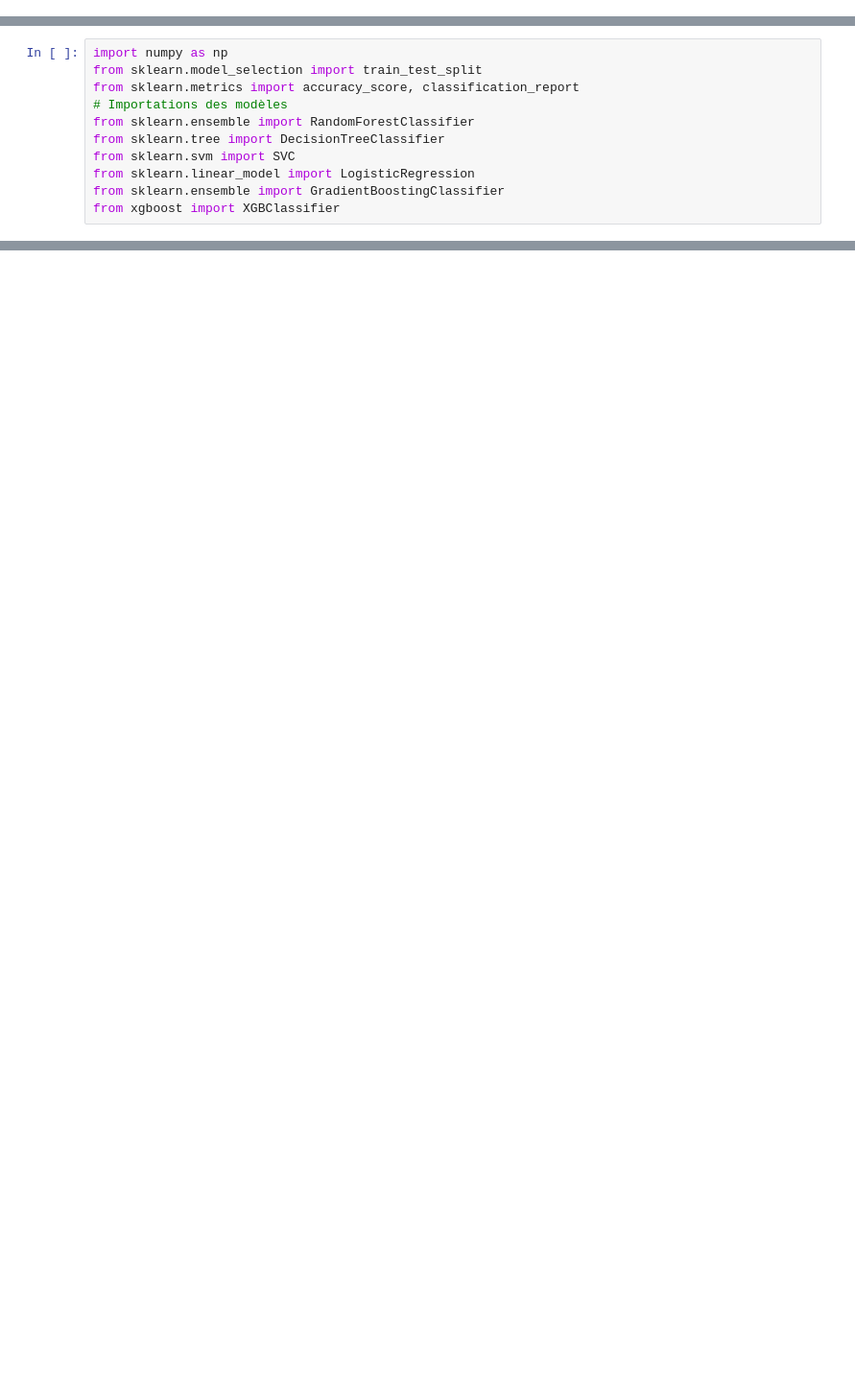
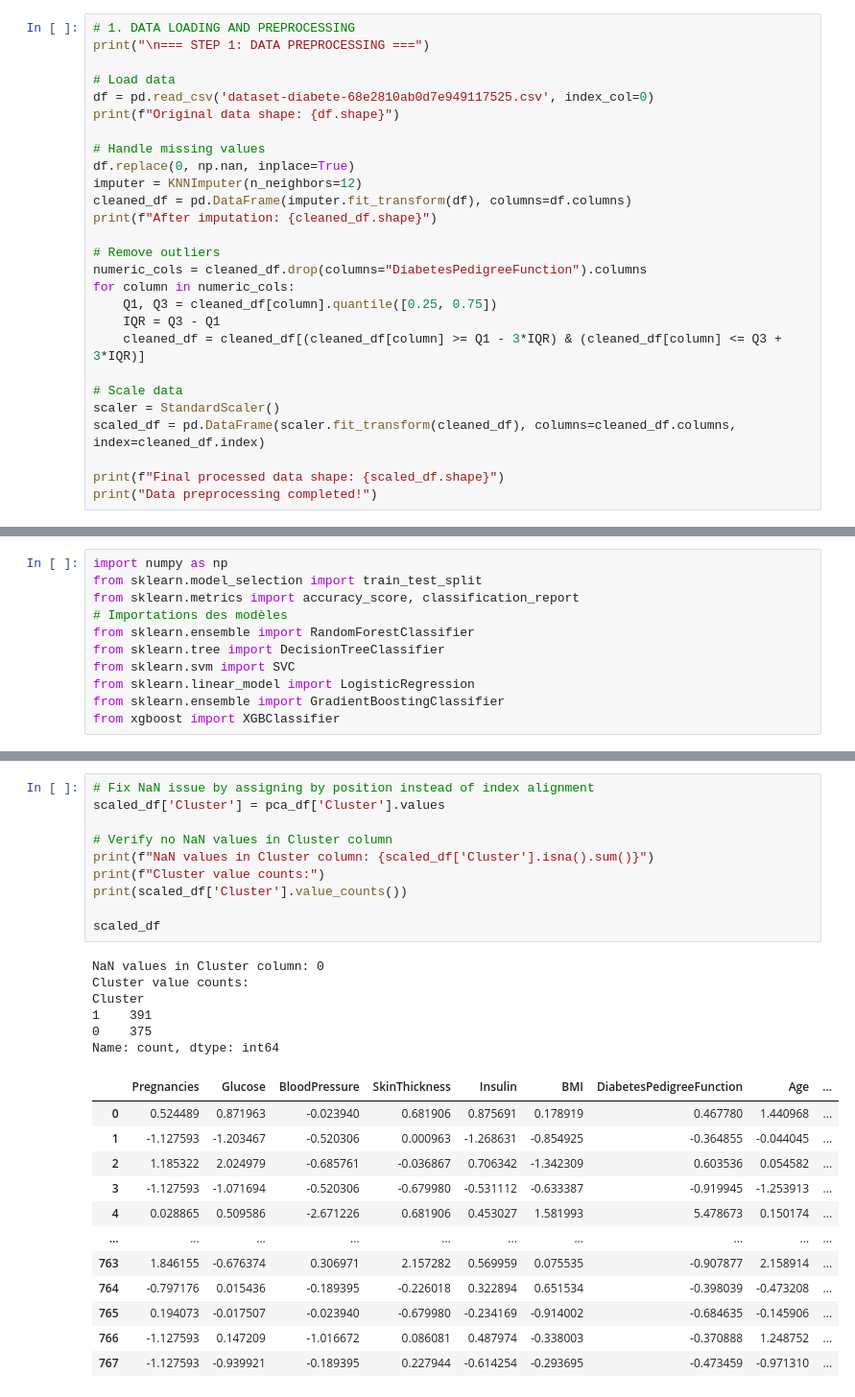
Before and after one commit to epsilon403/analyse_Risque_Diabete, a Jupyter notebook: Untitled.ipynb, the cells around one changed output, grey strips where cells are left out. Shown: that part at 96% size. Cells and saved outputs as stored; diff of their text form; blank space fills up the shorter version.

```diff
--- a/Untitled.ipynb
+++ b/Untitled.ipynb
@@ -7,0 +25,27 @@ Error:
+# %%
+# 1. DATA LOADING AND PREPROCESSING
+print("\n=== STEP 1: DATA PREPROCESSING ===")
+
+# Load data
+df = pd.read_csv('dataset-diabete-68e2810ab0d7e949117525.csv', index_col=0)
+print(f"Original data shape: {df.shape}")
+
+# Handle missing values
+df.replace(0, np.nan, inplace=True)
+imputer = KNNImputer(n_neighbors=12)
+cleaned_df = pd.DataFrame(imputer.fit_transform(df), columns=df.columns)
+print(f"After imputation: {cleaned_df.shape}")
+
+# Remove outliers
+numeric_cols = cleaned_df.drop(columns="DiabetesPedigreeFunction").columns
+for column in numeric_cols:
+    Q1, Q3 = cleaned_df[column].quantile([0.25, 0.75])
+    IQR = Q3 - Q1
+    cleaned_df = cleaned_df[(cleaned_df[column] >= Q1 - 3*IQR) & (cleaned_df[column] <= Q3 + 3*IQR)]
+
+# Scale data
+scaler = StandardScaler()
+scaled_df = pd.DataFrame(scaler.fit_transform(cleaned_df), columns=cleaned_df.columns, index=cleaned_df.index)
+
+print(f"Final processed data shape: {scaled_df.shape}")
+print("Data preprocessing completed!")
@@ -260,0 +850,29 @@ from xgboost import XGBClassifier
+# %%
+# Fix NaN issue by assigning by position instead of index alignment
+scaled_df['Cluster'] = pca_df['Cluster'].values
+
+# Verify no NaN values in Cluster column
+print(f"NaN values in Cluster column: {scaled_df['Cluster'].isna().sum()}")
+print(f"Cluster value counts:")
+print(scaled_df['Cluster'].value_counts())
+
+scaled_df
+# %% [output]
+NaN values in Cluster column: 0
+Cluster value counts:
+Cluster
+1    391
+0    375
+Name: count, dtype: int64
+|  | Pregnancies | Glucose | BloodPressure | SkinThickness | Insulin | BMI | DiabetesPedigreeFunction | Age | ... |
+| 0 | 0.524489 | 0.871963 | -0.023940 | 0.681906 | 0.875691 | 0.178919 | 0.467780 | 1.440968 | ... |
+| 1 | -1.127593 | -1.203467 | -0.520306 | 0.000963 | -1.268631 | -0.854925 | -0.364855 | -0.044045 | ... |
+| 2 | 1.185322 | 2.024979 | -0.685761 | -0.036867 | 0.706342 | -1.342309 | 0.603536 | 0.054582 | ... |
+| 3 | -1.127593 | -1.071694 | -0.520306 | -0.679980 | -0.531112 | -0.633387 | -0.919945 | -1.253913 | ... |
+| 4 | 0.028865 | 0.509586 | -2.671226 | 0.681906 | 0.453027 | 1.581993 | 5.478673 | 0.150174 | ... |
+| ... | ... | ... | ... | ... | ... | ... | ... | ... | ... |
+| 763 | 1.846155 | -0.676374 | 0.306971 | 2.157282 | 0.569959 | 0.075535 | -0.907877 | 2.158914 | ... |
+| 764 | -0.797176 | 0.015436 | -0.189395 | -0.226018 | 0.322894 | 0.651534 | -0.398039 | -0.473208 | ... |
+| 765 | 0.194073 | -0.017507 | -0.023940 | -0.679980 | -0.234169 | -0.914002 | -0.684635 | -0.145906 | ... |
+| 766 | -1.127593 | 0.147209 | -1.016672 | 0.086081 | 0.487974 | -0.338003 | -0.370888 | 1.248752 | ... |
+| 767 | -1.127593 | -0.939921 | -0.189395 | 0.227944 | -0.614254 | -0.293695 | -0.473459 | -0.971310 | ... |
```
Also changed, not shown: parts of 46 cells of this notebook.
